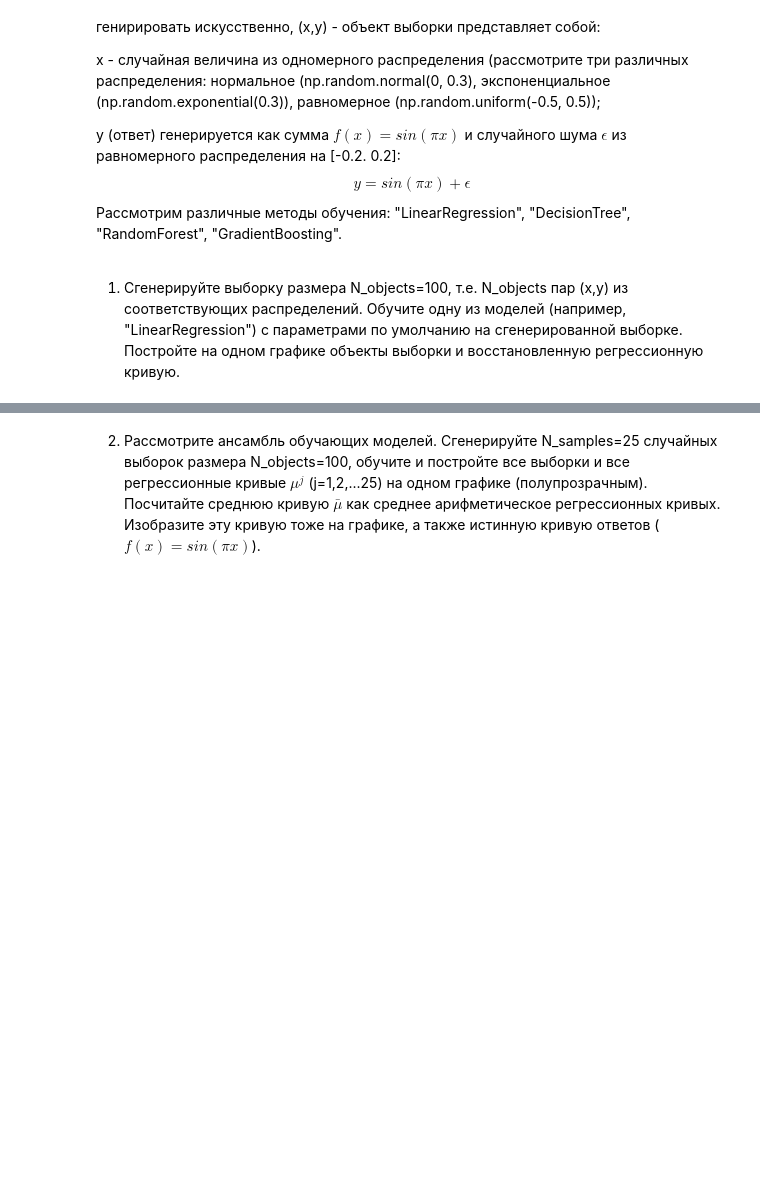
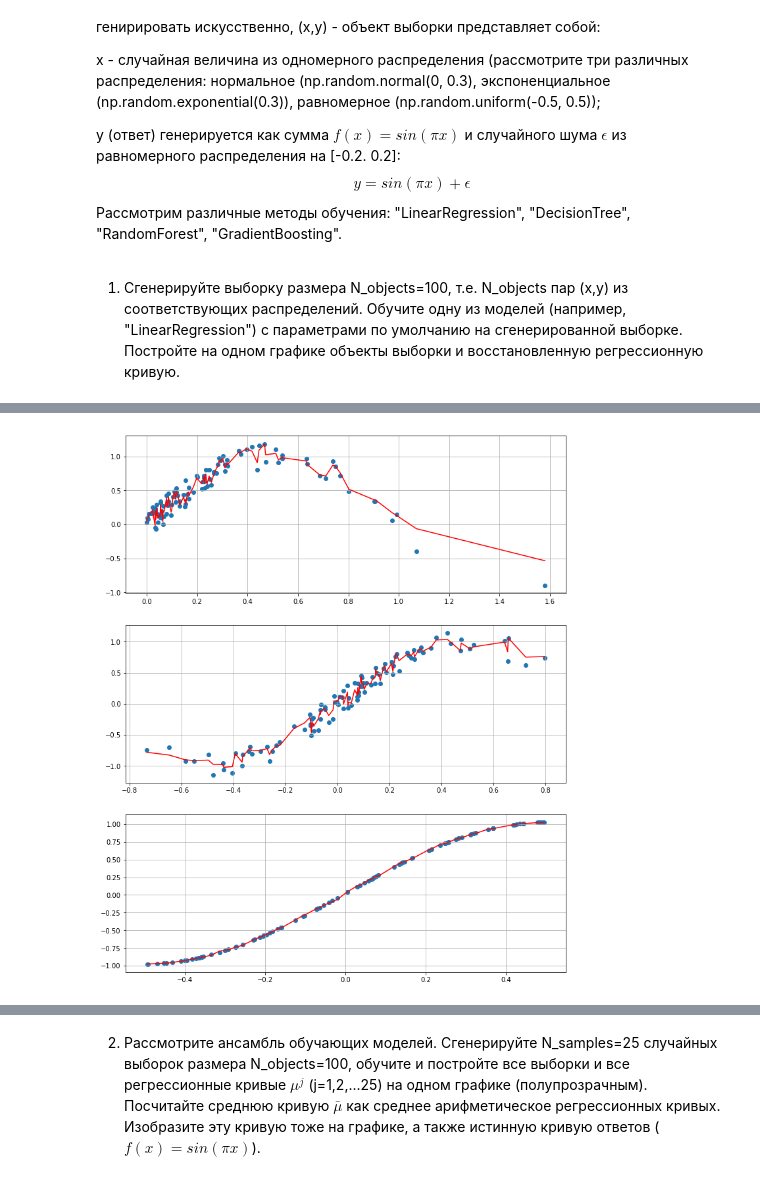
Before and after one commit to BobrG/IreneGit, a Jupyter notebook: ML_Homework_2.ipynb, the cells around one changed output, grey strips where cells are left out. Saved outputs shown, nothing was run; the diff lists cells and outputs as text; code cells hidden in the pictures; blank space fills up the shorter version.

```diff
--- a/ML_Homework_2.ipynb
+++ b/ML_Homework_2.ipynb
@@ -247,0 +258,4 @@ plot_regression(LinearRegression(), [x_exp, x_norm, x_uni], [y_exp, y_norm, y_un
+# %%
+plot_regression(RandomForestRegressor(), [x_exp, x_norm, x_uni], [y_exp, y_norm, y_uni], 1, 3)
+# %% [output]
+[figure, added]
```
Also changed, not shown: parts of 21 cells of this notebook.
